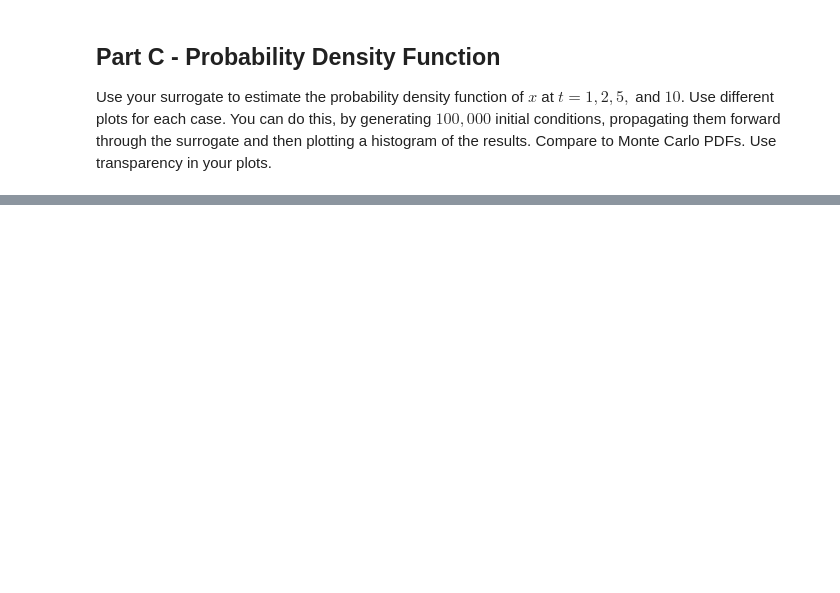
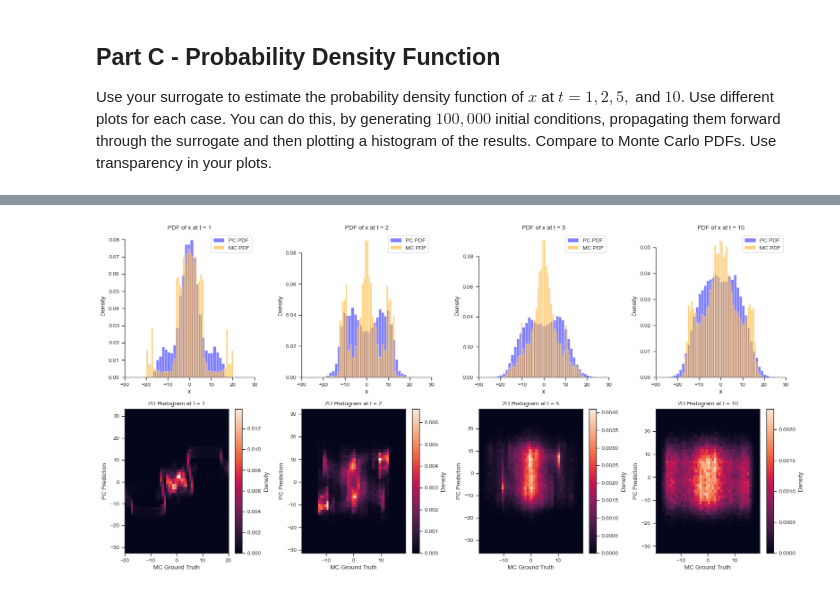
Before and after one commit to Shaunak-Mukherjee/ME697-advanced-scientific-machine-learning, a Jupyter notebook: ME697_03_homework_Shaunak_final.ipynb, the cells around one changed output, grey strips where cells are left out. Cells and saved outputs as stored; diff of their text form; code cells hidden in the pictures; blank space fills up the shorter version.

```diff
--- a/ME697_03_homework_Shaunak_final.ipynb
+++ b/ME697_03_homework_Shaunak_final.ipynb
@@ -777,0 +798,51 @@ Error:
+# %%
+# Your code here
+
+# Generate 100,000 initial conditions
+num_samples = 100_000
+xi_samples = 2 * np.random.uniform(size=(num_samples, 3)) - 1
+
+# Time points
+time_points = [1, 2, 5, 10]
+
+# Monte Carlo ground truth
+mc_samples = solve_lorentz(xi_samples, lorentz)
+
+# Create a grid of 2 rows for plots
+fig, axes = plt.subplots(2, 4, figsize=(16, 8))
+
+# Iterate through time points and plot histograms
+for i, t in enumerate(time_points):
+    time_index = jnp.argmin(jnp.abs(pc_sol.ts - t))
+
+    # PC predictions & MC ground truth
+    pc_predictions = surrogate(xi_samples)[:, time_index, 0]
+    mc_ground_truth = mc_samples[:, time_index, 0]
+
+    # Convert JAX arrays to NumPy for plotting
+    pc_predictions_np = np.array(pc_predictions)
+    mc_ground_truth_np = np.array(mc_ground_truth)
+
+    col = i
+    # Plot 1D histograms
+    ax1 = axes[0, col]
+    ax1.hist(pc_predictions_np, bins=50, alpha=0.5, density=True, label="PC PDF", color='blue')
+    ax1.hist(mc_ground_truth_np, bins=50, alpha=0.5, density=True, label="MC PDF", color='orange')
+    ax1.set_title(f"PDF of x at t = {t}")
+    ax1.set_xlim(-30, 30)
+    ax1.set_xlabel("x")
+    ax1.set_ylabel("Density")
+    ax1.legend(loc="best")
+    sns.despine(trim=True, ax=ax1)
+
+    # Plot 2D histogram
+    ax2 = axes[1, col]
+    h = ax2.hist2d(mc_ground_truth_np, pc_predictions_np, bins=50, density=True)
+    ax2.set_title(f"2D Histogram at t = {t}")
+    ax2.set_ylabel("PC Prediction")
+    ax2.set_xlabel("MC Ground Truth")
+    plt.colorbar(h[3], ax=ax2, label="Density")
+plt.tight_layout()
+plt.show()
+# %% [output]
+[figure, added]
```
Also changed, not shown: parts of 16 cells of this notebook.
